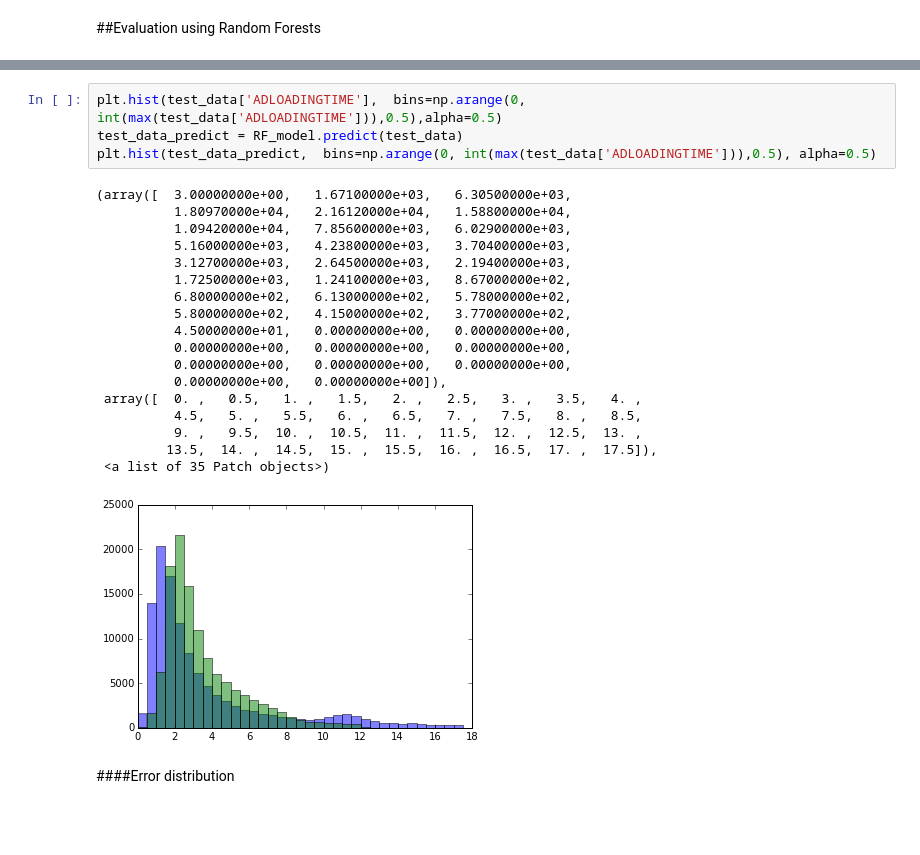
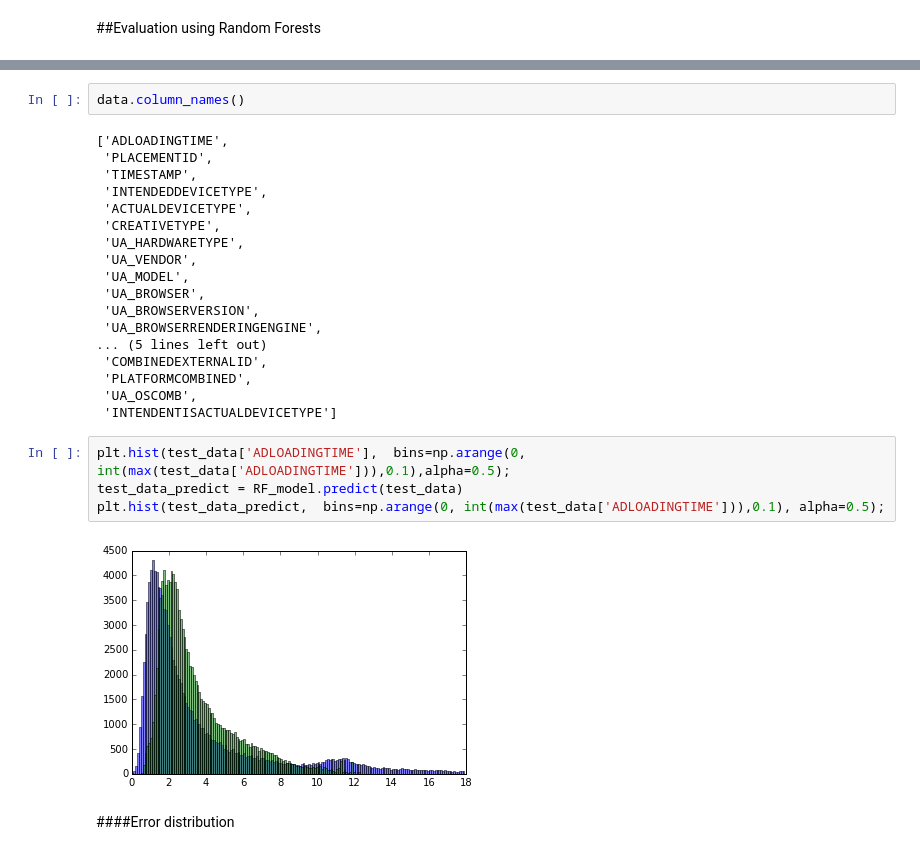
Before and after one commit to timjerman/AdLoadingMiner, a Jupyter notebook: FeatureEngineering.ipynb, the cells around one changed output, grey strips where cells are left out. Cells and saved outputs as stored; diff of their text form; blank space fills up the shorter version.

```diff
--- a/FeatureEngineering.ipynb
+++ b/FeatureEngineering.ipynb
@@ -771,27 +710,30 @@ Number of unpacked features : 21
 ... (17 outputs left out)
+# %%
+data.column_names()
+# %% [output]
+['ADLOADINGTIME',
+ 'PLACEMENTID',
+ 'TIMESTAMP',
+ 'INTENDEDDEVICETYPE',
+ 'ACTUALDEVICETYPE',
+ 'CREATIVETYPE',
+ 'UA_HARDWARETYPE',
+ 'UA_VENDOR',
+ 'UA_MODEL',
+ 'UA_BROWSER',
+ 'UA_BROWSERVERSION',
+ 'UA_BROWSERRENDERINGENGINE',
+... (5 lines left out)
+ 'COMBINEDEXTERNALID',
+ 'PLATFORMCOMBINED',
+ 'UA_OSCOMB',
+ 'INTENDENTISACTUALDEVICETYPE']
 # %%
-plt.hist(test_data['ADLOADINGTIME'],  bins=np.arange(0, int(max(test_data['ADLOADINGTIME'])),0.5),alpha=0.5)
+plt.hist(test_data['ADLOADINGTIME'],  bins=np.arange(0, int(max(test_data['ADLOADINGTIME'])),0.1),alpha=0.5);
 test_data_predict = RF_model.predict(test_data)
-plt.hist(test_data_predict,  bins=np.arange(0, int(max(test_data['ADLOADINGTIME'])),0.5), alpha=0.5)
+plt.hist(test_data_predict,  bins=np.arange(0, int(max(test_data['ADLOADINGTIME'])),0.1), alpha=0.5);
 # %% [output]
-(array([  3.00000000e+00,   1.67100000e+03,   6.30500000e+03,
-          1.80970000e+04,   2.16120000e+04,   1.58800000e+04,
-          1.09420000e+04,   7.85600000e+03,   6.02900000e+03,
-          5.16000000e+03,   4.23800000e+03,   3.70400000e+03,
-          3.12700000e+03,   2.64500000e+03,   2.19400000e+03,
-          1.72500000e+03,   1.24100000e+03,   8.67000000e+02,
-          6.80000000e+02,   6.13000000e+02,   5.78000000e+02,
-          5.80000000e+02,   4.15000000e+02,   3.77000000e+02,
-          4.50000000e+01,   0.00000000e+00,   0.00000000e+00,
-          0.00000000e+00,   0.00000000e+00,   0.00000000e+00,
-          0.00000000e+00,   0.00000000e+00,   0.00000000e+00,
-          0.00000000e+00,   0.00000000e+00]),
- array([  0. ,   0.5,   1. ,   1.5,   2. ,   2.5,   3. ,   3.5,   4. ,
-          4.5,   5. ,   5.5,   6. ,   6.5,   7. ,   7.5,   8. ,   8.5,
-          9. ,   9.5,  10. ,  10.5,  11. ,  11.5,  12. ,  12.5,  13. ,
-         13.5,  14. ,  14.5,  15. ,  15.5,  16. ,  16.5,  17. ,  17.5]),
- <a list of 35 Patch objects>)
-[figure, old version]
+[figure, new version]
 # %% [markdown]
 ####Error distribution
 # %%
```
Also changed, not shown: parts of 17 cells of this notebook.
